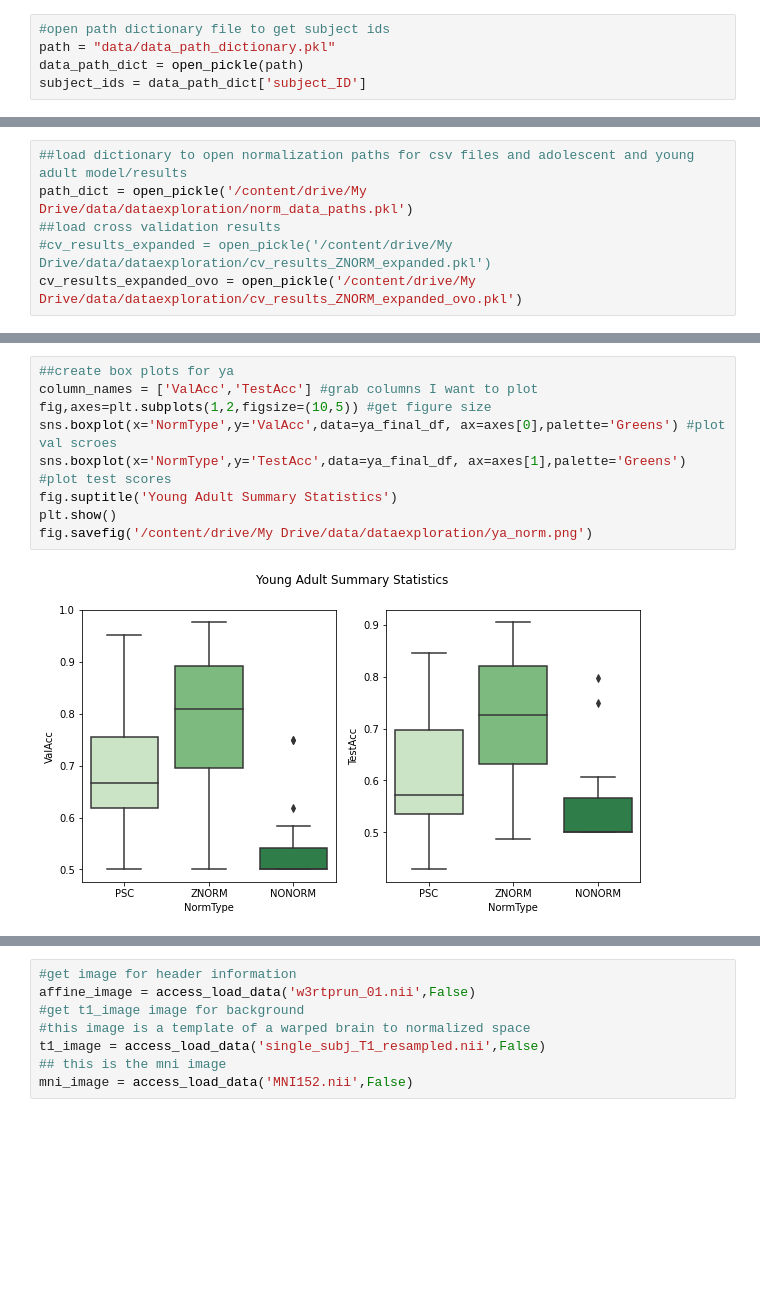
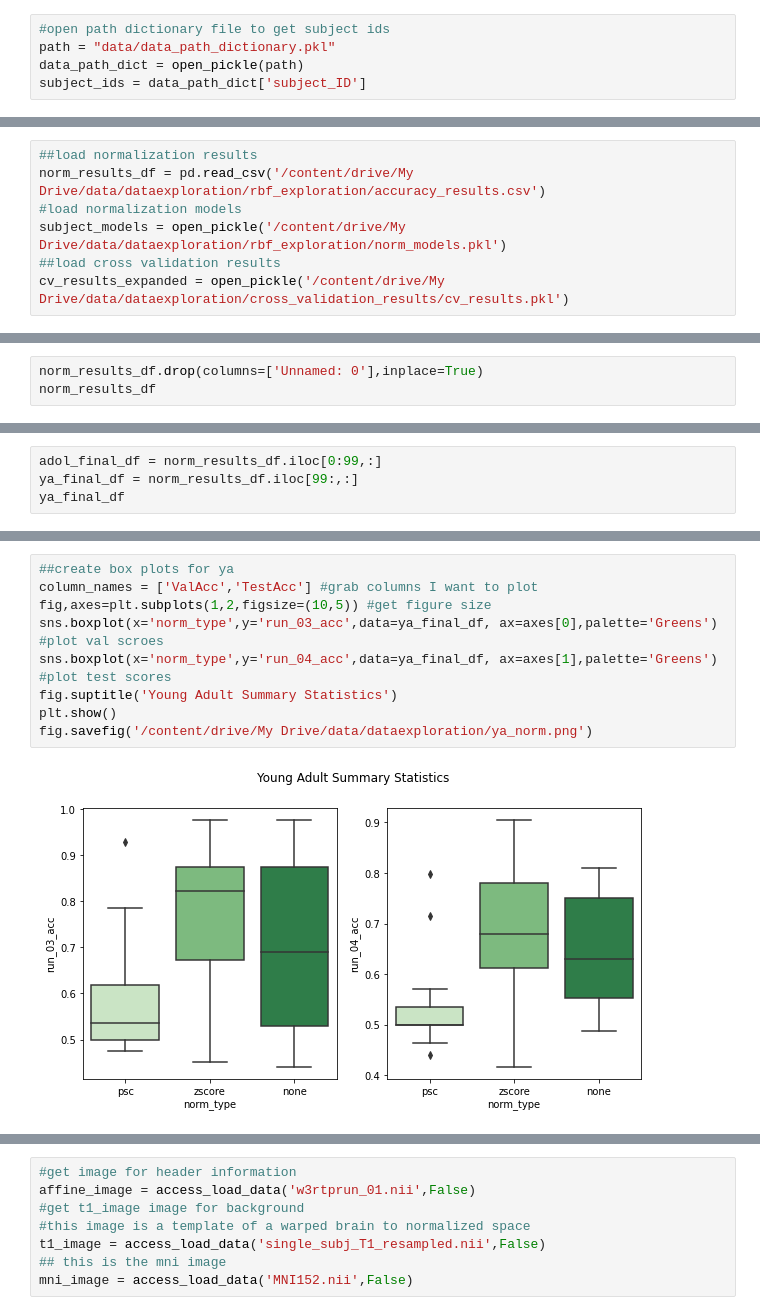
Before and after one commit to staceybeck/teambrainiac, a Jupyter notebook: source/DataExplorationVisuals.ipynb, the cells around one changed output, grey strips where cells are left out. Saved outputs shown, nothing was run; the diff lists cells and outputs as text; blank space fills up the shorter version.

Commit message:
updated code for new singlesubject normalizations

```diff
--- a/source/DataExplorationVisuals.ipynb
+++ b/source/DataExplorationVisuals.ipynb
@@ -95,6 +100,7 @@ subject_ids = data_path_dict['subject_ID']
 # %%
-##load dictionary to open normalization paths for csv files and adolescent and young adult model/results
-path_dict = open_pickle('/content/drive/My Drive/data/dataexploration/norm_data_paths.pkl')
+##load normalization results
+norm_results_df = pd.read_csv('/content/drive/My Drive/data/dataexploration/rbf_exploration/accuracy_results.csv')
+#load normalization models
+subject_models = open_pickle('/content/drive/My Drive/data/dataexploration/rbf_exploration/norm_models.pkl')
 ##load cross validation results
-#cv_results_expanded = open_pickle('/content/drive/My Drive/data/dataexploration/cv_results_ZNORM_expanded.pkl')
-cv_results_expanded_ovo = open_pickle('/content/drive/My Drive/data/dataexploration/cv_results_ZNORM_expanded_ovo.pkl')
+cv_results_expanded = open_pickle('/content/drive/My Drive/data/dataexploration/cross_validation_results/cv_results.pkl')
@@ -123,0 +107,3 @@ for key in path_dict.keys():
+# %%
+norm_results_df.drop(columns=['Unnamed: 0'],inplace=True)
+norm_results_df
@@ -123,0 +124,4 @@ for key in path_dict.keys():
+# %%
+adol_final_df = norm_results_df.iloc[0:99,:]
+ya_final_df = norm_results_df.iloc[99:,:]
+ya_final_df
@@ -187,14 +209,14 @@ fig.savefig('/content/drive/My Drive/data/dataexploration/adolescent_norm.png')
 # %%
 ##create box plots for ya
 column_names = ['ValAcc','TestAcc'] #grab columns I want to plot
 fig,axes=plt.subplots(1,2,figsize=(10,5)) #get figure size
-sns.boxplot(x='NormType',y='ValAcc',data=ya_final_df, ax=axes[0],palette='Greens') #plot val scroes
-sns.boxplot(x='NormType',y='TestAcc',data=ya_final_df, ax=axes[1],palette='Greens') #plot test scores
+sns.boxplot(x='norm_type',y='run_03_acc',data=ya_final_df, ax=axes[0],palette='Greens') #plot val scroes
+sns.boxplot(x='norm_type',y='run_04_acc',data=ya_final_df, ax=axes[1],palette='Greens') #plot test scores
 fig.suptitle('Young Adult Summary Statistics')
 plt.show()
 fig.savefig('/content/drive/My Drive/data/dataexploration/ya_norm.png')
 # %% [output]
-[figure, old version]
+[figure, new version]
 # %%
 #create for loop to create summary df of cross validation results using decision function ovr
 final_df = pd.DataFrame()
```
Also changed, not shown: parts of 35 cells of this notebook.
